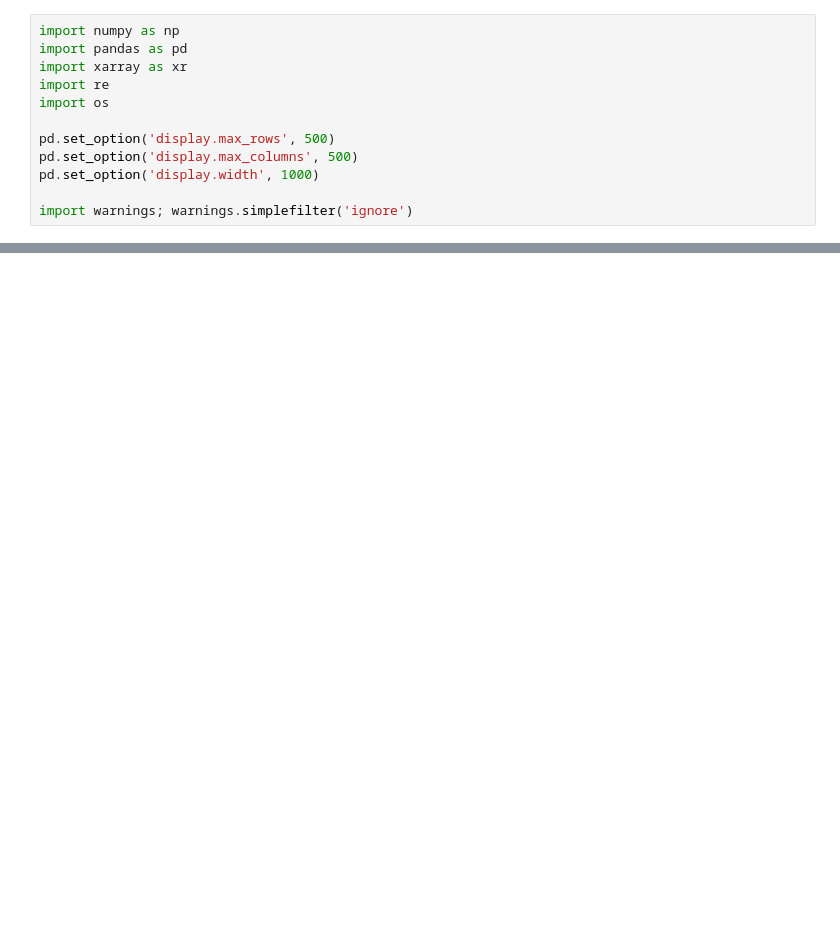
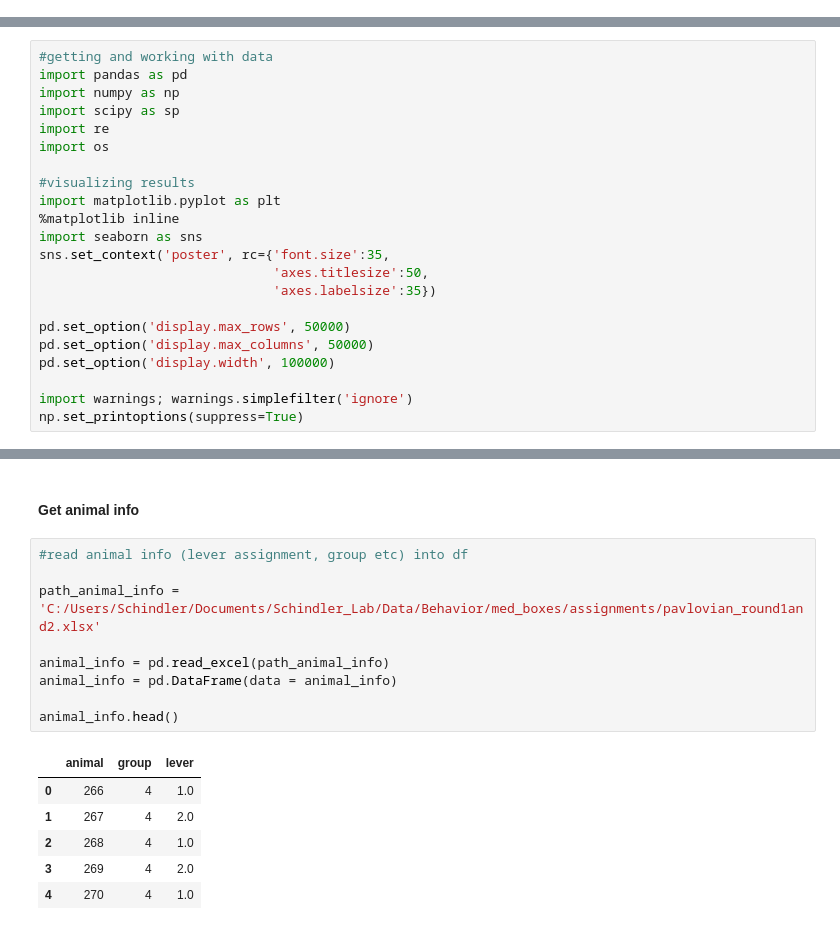
Before and after one commit to grace3999/MedPC, a Jupyter notebook: med_pavlovian_approach2.ipynb, the cells around one changed output, grey strips where cells are left out. Drawn from its saved outputs; the diff is of its cells as text; blank space fills up the shorter version.

```diff
--- a/med_pavlovian_approach2.ipynb
+++ b/med_pavlovian_approach2.ipynb
@@ -1,12 +0,0 @@
-# %%
-import numpy as np
-import pandas as pd
-import xarray as xr
-import re
-import os
-
-pd.set_option('display.max_rows', 500)
-pd.set_option('display.max_columns', 500)
-pd.set_option('display.width', 1000)
-
-import warnings; warnings.simplefilter('ignore')
@@ -252,0 +3,22 @@ PCA_df
+# %%
+#getting and working with data
+import pandas as pd
+import numpy as np
+import scipy as sp
+import re
+import os
+
+#visualizing results
+import matplotlib.pyplot as plt
+%matplotlib inline
+import seaborn as sns
+sns.set_context('poster', rc={'font.size':35,
+                              'axes.titlesize':50,
+                              'axes.labelsize':35})
+
+pd.set_option('display.max_rows', 50000)
+pd.set_option('display.max_columns', 50000)
+pd.set_option('display.width', 100000)
+
+import warnings; warnings.simplefilter('ignore')
+np.set_printoptions(suppress=True)
@@ -252,0 +223,18 @@ PCA_df
+# %% [markdown]
+#### Get animal info
+# %%
+#read animal info (lever assignment, group etc) into df
+
+path_animal_info = 'C:/Users/Schindler/Documents/Schindler_Lab/Data/Behavior/med_boxes/assignments/pavlovian_round1and2.xlsx'
+
+animal_info = pd.read_excel(path_animal_info)
+animal_info = pd.DataFrame(data = animal_info)
+
+animal_info.head()
+# %% [output]
+|  | animal | group | lever |
+| 0 | 266 | 4 | 1.0 |
+| 1 | 267 | 4 | 2.0 |
+| 2 | 268 | 4 | 1.0 |
+| 3 | 269 | 4 | 2.0 |
+| 4 | 270 | 4 | 1.0 |
```
Also changed, not shown: parts of 42 cells of this notebook.
